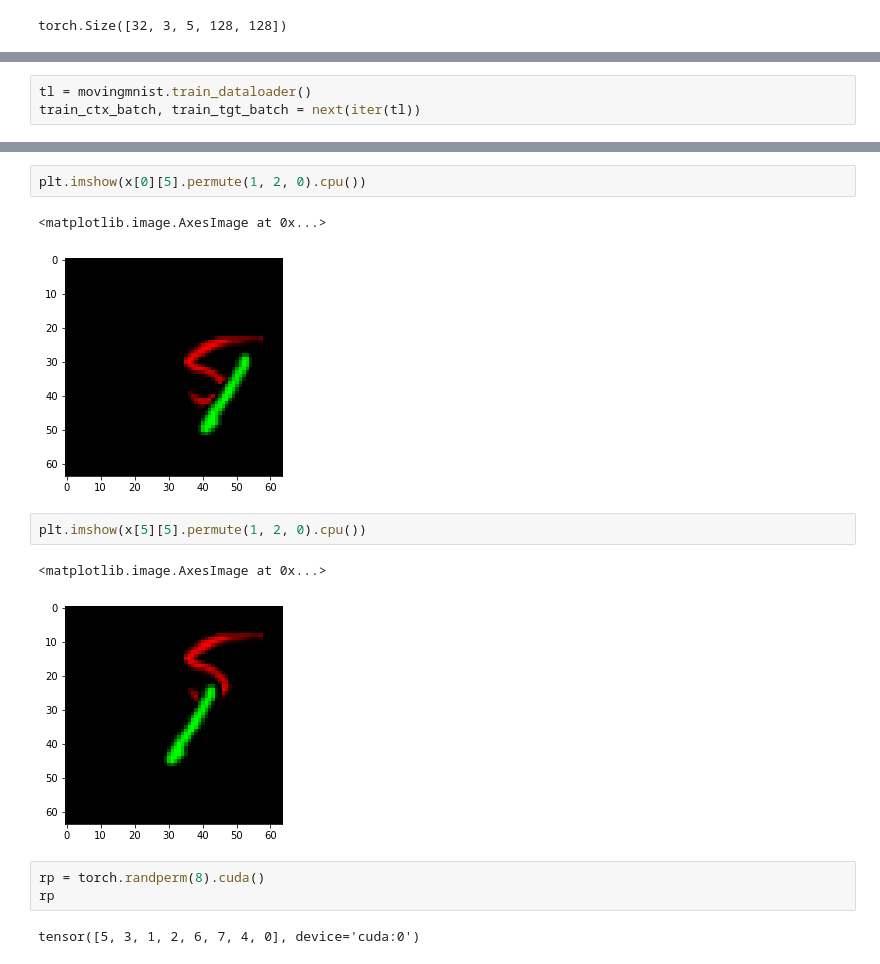
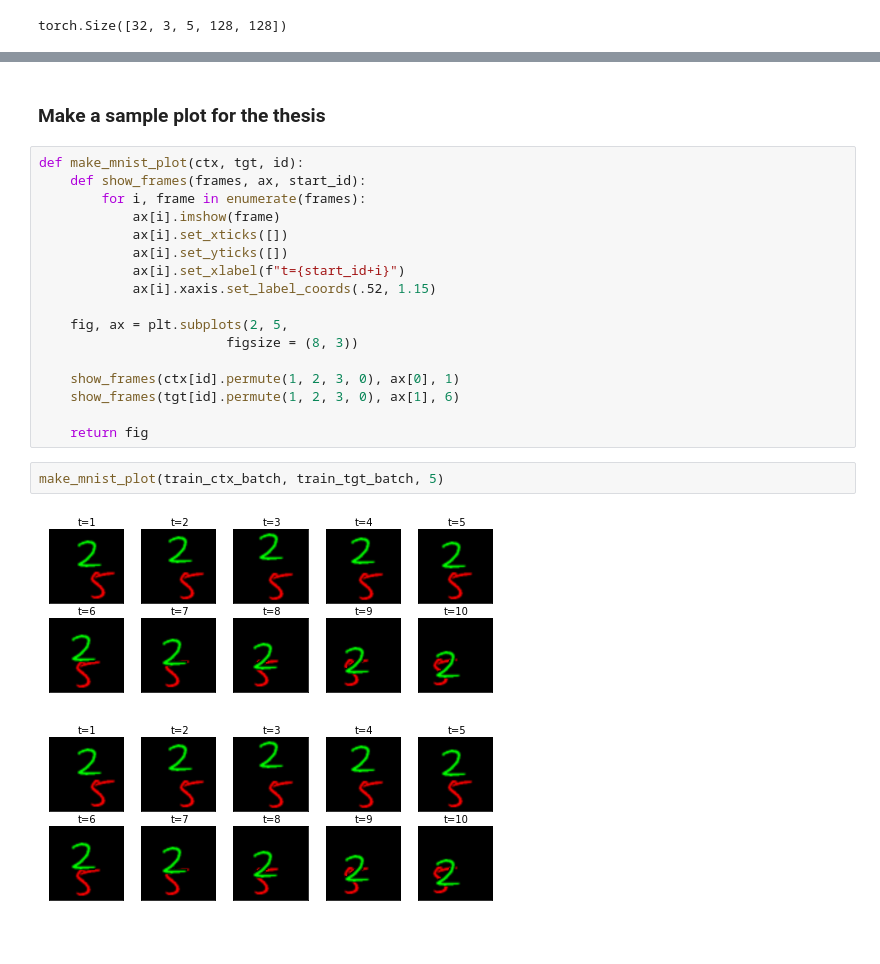
Before and after one commit to kfung2/bounce-digits, a Jupyter notebook: data/data_sandbox.ipynb, the cells around one changed output, grey strips where cells are left out. Drawn from its saved outputs; the diff is of its cells as text.

```diff
--- a/data/data_sandbox.ipynb
+++ b/data/data_sandbox.ipynb
@@ -32,3 +28,0 @@ movingmnist.setup()
-# %%
-tl = movingmnist.train_dataloader()
-train_ctx_batch, train_tgt_batch = next(iter(tl))
@@ -48,15 +29,24 @@ plt.imshow(x[0][0].permute(1, 2, 0).cpu())
-# %%
-plt.imshow(x[0][5].permute(1, 2, 0).cpu())
-# %% [output]
-<matplotlib.image.AxesImage at 0x...>
-[figure, removed]
-# %%
-plt.imshow(x[5][5].permute(1, 2, 0).cpu())
-# %% [output]
-<matplotlib.image.AxesImage at 0x...>
-[figure, removed]
-# %%
-rp = torch.randperm(8).cuda()
-rp
-# %% [output]
-tensor([5, 3, 1, 2, 6, 7, 4, 0], device='cuda:0')
+# %% [markdown]
+### Make a sample plot for the thesis
+# %%
+def make_mnist_plot(ctx, tgt, id):
+    def show_frames(frames, ax, start_id):
+        for i, frame in enumerate(frames):
+            ax[i].imshow(frame)
+            ax[i].set_xticks([])
+            ax[i].set_yticks([])
+            ax[i].set_xlabel(f"t={start_id+i}")
+            ax[i].xaxis.set_label_coords(.52, 1.15)
+
+    fig, ax = plt.subplots(2, 5,
+                        figsize = (8, 3))
+
+    show_frames(ctx[id].permute(1, 2, 3, 0), ax[0], 1)
+    show_frames(tgt[id].permute(1, 2, 3, 0), ax[1], 6)
+
+    return fig
+# %%
+make_mnist_plot(train_ctx_batch, train_tgt_batch, 5)
+# %% [output]
+[figure, added]
+[figure, added]
```
Also changed, not shown: parts of 4 cells of this notebook, 5 other files.
